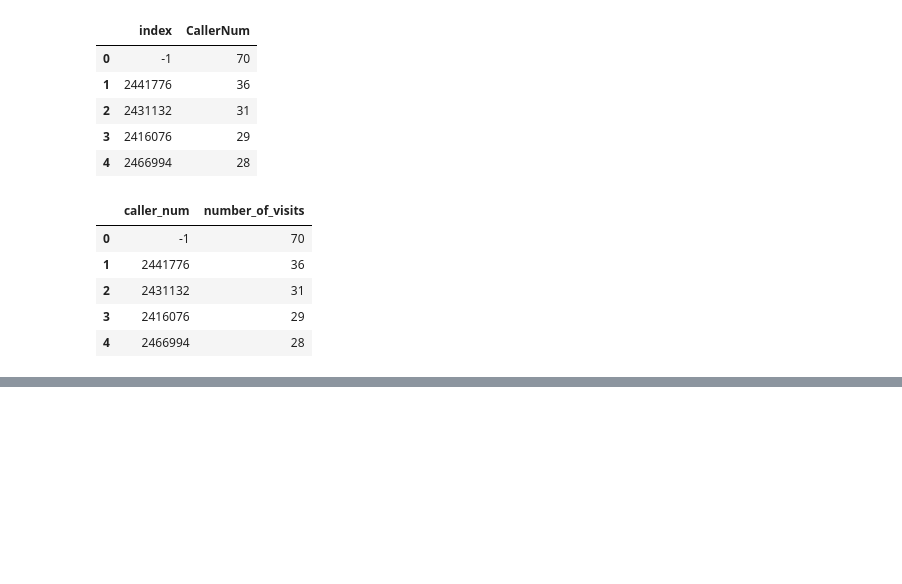
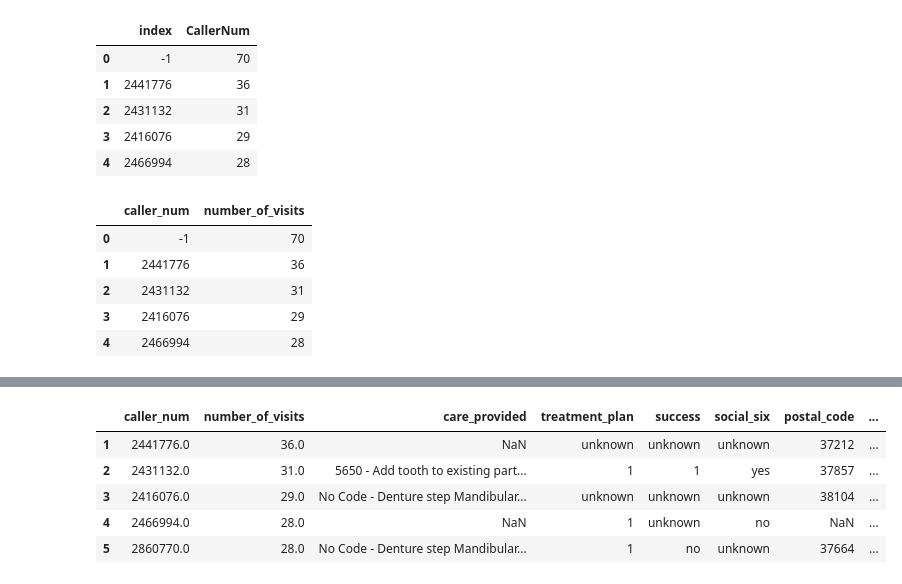
Before and after one commit to bsfcs/smile-on-spiderman, a Jupyter notebook: notebooks/smile-on.ipynb, the cells around one changed output, grey strips where cells are left out. Drawn from its saved outputs; the diff is of its cells as text; code cells hidden in the pictures; blank space fills up the shorter version.

```diff
--- a/notebooks/smile-on.ipynb
+++ b/notebooks/smile-on.ipynb
@@ -126,0 +154,12 @@ index = index + 1
+# %%
+#add social_six column
+patients['social_six'] = ''
+
+for ind, row in smile_on.iterrows():
+    if row['social_six'] == 'Yes':
+        patients.loc[ind, 'social_six'] = 'yes'
+    elif row['social_six'] == 'No':
+        patients.loc[ind, 'social_six'] ='no'
+    else:
+        patients.loc[ind, 'social_six'] ='unknown'
+patients.head()
@@ -126,0 +173,7 @@ index = index + 1
+# %%
+#add postal code column
+patients['postal_code'] = ''
+
+for ind, row in smile_on.iterrows():
+    patients.loc[ind, 'postal_code'] = row['PostalCode']
+patients.head()
@@ -126,0 +187,14 @@ index = index + 1
+# %%
+#add clinic column
+patients['clinic_attended'] = ''
+
+for ind, row in smile_on.iterrows():
+    patients.loc[ind, 'clinic_attended'] = row['Clinic_Attended']
+patients.head()
+# %% [output]
+|  | caller_num | number_of_visits | care_provided | treatment_plan | success | social_six | postal_code | ... |
+| 1 | 2441776.0 | 36.0 | NaN | unknown | unknown | unknown | 37212 | ... |
+| 2 | 2431132.0 | 31.0 | 5650 - Add tooth to existing part... | 1 | 1 | yes | 37857 | ... |
+| 3 | 2416076.0 | 29.0 | No Code - Denture step Mandibular... | unknown | unknown | unknown | 38104 | ... |
+| 4 | 2466994.0 | 28.0 | NaN | 1 | unknown | no | NaN | ... |
+| 5 | 2860770.0 | 28.0 | No Code - Denture step Mandibular... | 1 | no | unknown | 37664 | ... |
```
Also changed, not shown: parts of 11 cells of this notebook.
